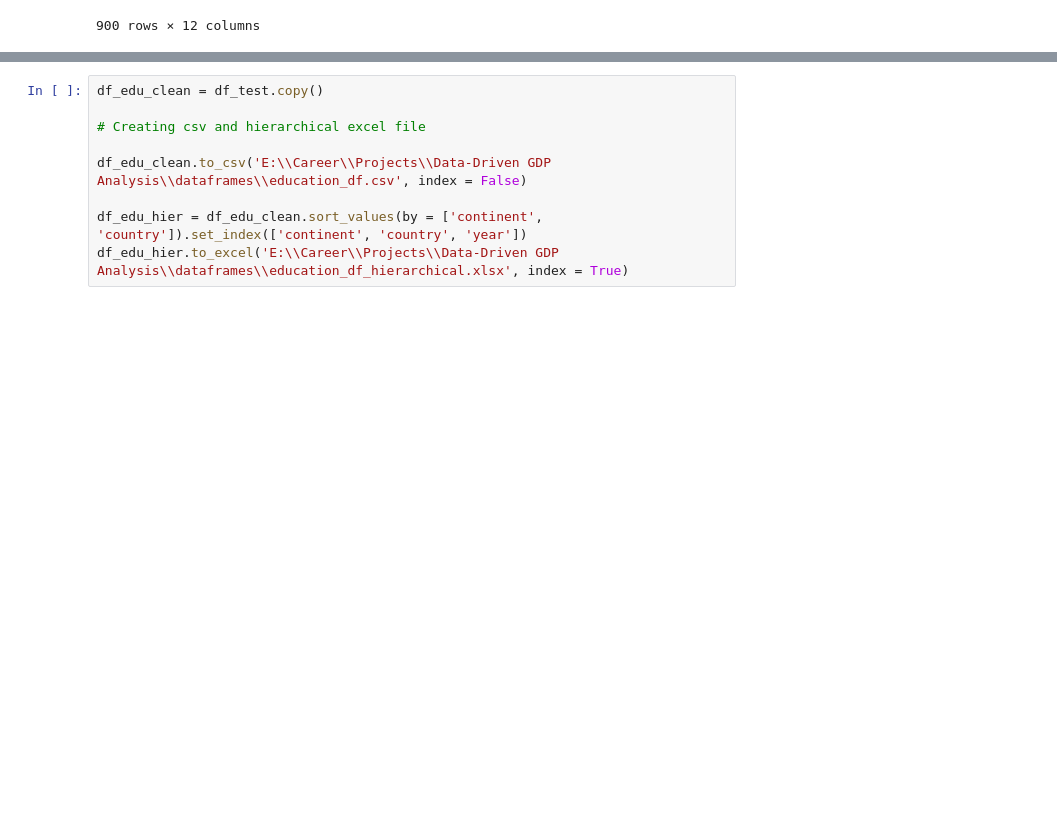
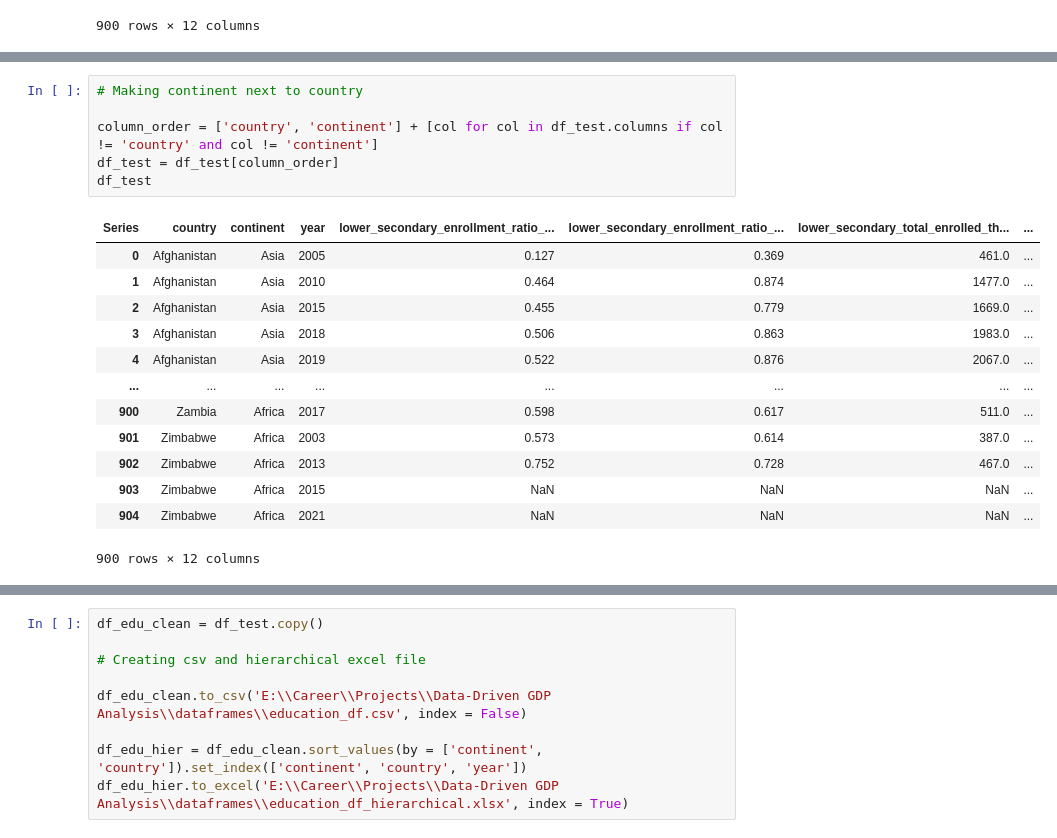
Before and after one commit to connoraking/GDP-model-and-analysis, a Jupyter notebook: data_cleaning/education_cleaning.ipynb, the cells around one changed output, grey strips where cells are left out. Saved outputs shown, nothing was run; the diff lists cells and outputs as text; blank space fills up the shorter version.

```diff
--- a/data_cleaning/education_cleaning.ipynb
+++ b/data_cleaning/education_cleaning.ipynb
@@ -291,3 +320,23 @@ df_test
+# %%
+# Making continent next to country
+
+column_order = ['country', 'continent'] + [col for col in df_test.columns if col != 'country' and col != 'continent']
+df_test = df_test[column_order]
+df_test
+# %% [output]
+| Series | country | continent | year | lower_secondary_enrollment_ratio_... | lower_secondary_enrollment_ratio_... | lower_secondary_total_enrolled_th... | ... |
+| 0 | Afghanistan | Asia | 2005 | 0.127 | 0.369 | 461.0 | ... |
+| 1 | Afghanistan | Asia | 2010 | 0.464 | 0.874 | 1477.0 | ... |
+| 2 | Afghanistan | Asia | 2015 | 0.455 | 0.779 | 1669.0 | ... |
+| 3 | Afghanistan | Asia | 2018 | 0.506 | 0.863 | 1983.0 | ... |
+| 4 | Afghanistan | Asia | 2019 | 0.522 | 0.876 | 2067.0 | ... |
+| ... | ... | ... | ... | ... | ... | ... | ... |
+| 900 | Zambia | Africa | 2017 | 0.598 | 0.617 | 511.0 | ... |
+| 901 | Zimbabwe | Africa | 2003 | 0.573 | 0.614 | 387.0 | ... |
+| 902 | Zimbabwe | Africa | 2013 | 0.752 | 0.728 | 467.0 | ... |
+| 903 | Zimbabwe | Africa | 2015 | NaN | NaN | NaN | ... |
+| 904 | Zimbabwe | Africa | 2021 | NaN | NaN | NaN | ... |
+900 rows × 12 columns
 # %%
 df_test.dtypes
 # %% [output]
```
Also changed, not shown: parts of 6 cells of this notebook, 2 other files.
